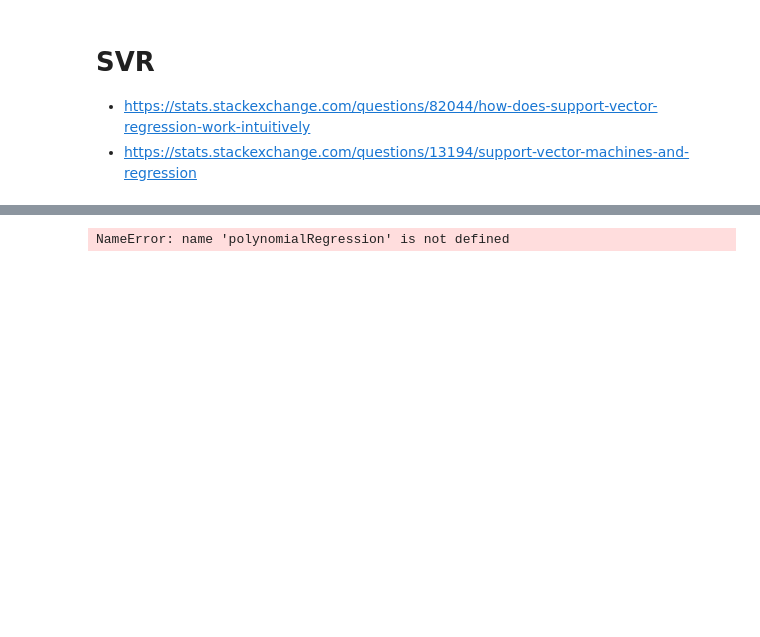
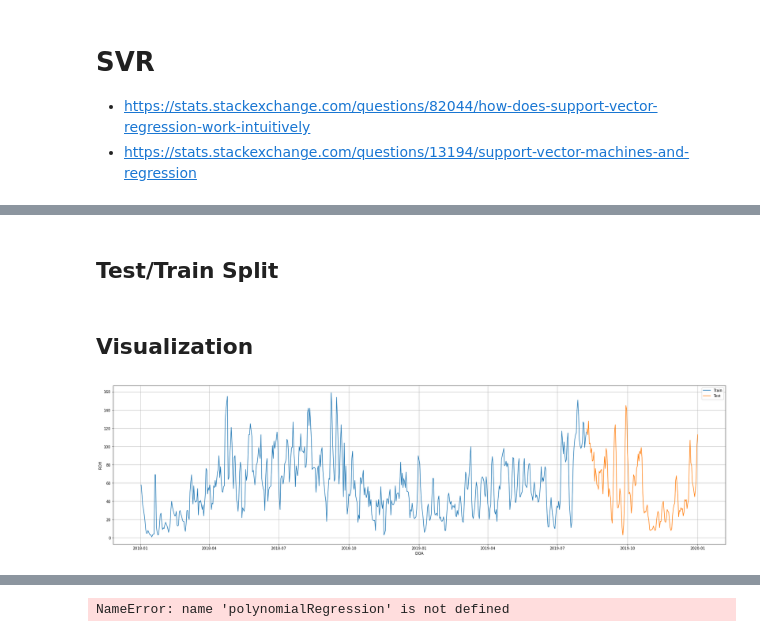
Before and after one commit to ahmadabdullah247/thesis, a Jupyter notebook: SingleHotel/LA_SVR.ipynb, the cells around one changed output, grey strips where cells are left out. Cells and saved outputs as stored; diff of their text form; code cells hidden in the pictures; blank space fills up the shorter version.

```diff
--- a/SingleHotel/LA_SVR.ipynb
+++ b/SingleHotel/LA_SVR.ipynb
@@ -42,0 +69,17 @@ df = df.rename(columns={'Reservations':'ROH'})
+# %% [markdown]
+## Test/Train Split
+# %%
+index = int(len(df)*0.8)
+train = df[:index]
+test  = df[index:]
+# %% [markdown]
+## Visualization
+# %%
+plt.plot(train[train['DBA']==0].index, train[train['DBA']==0]['ROH'], label='Train')
+plt.plot(test[test['DBA']==0].index, test[test['DBA']==0]['ROH'], label='Test')
+plt.xlabel('DOA')
+plt.ylabel('ROH')
+plt.legend(loc='best')
+plt.show()
+# %% [output]
+[figure, added]
```
Also changed, not shown: parts of 30 cells of this notebook, 9 other files.
